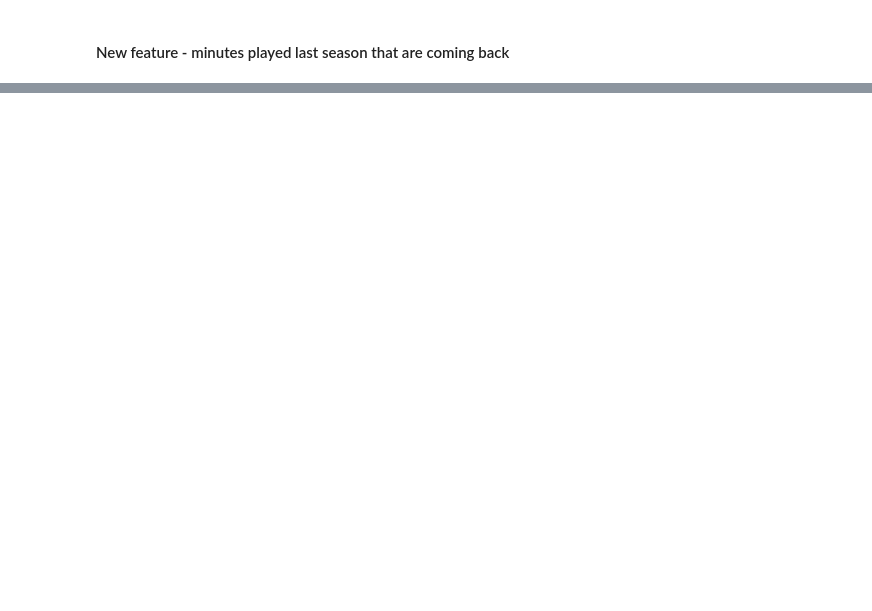
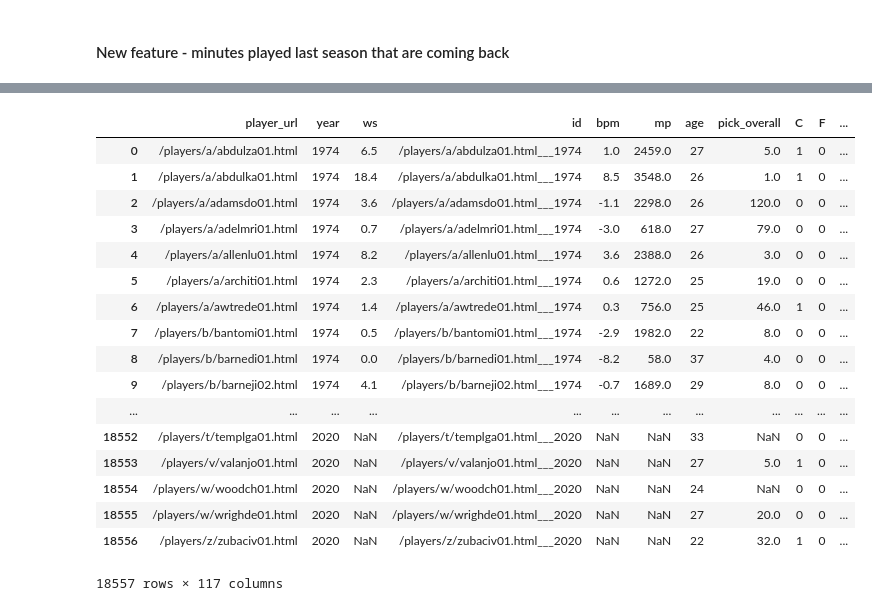
Before and after one commit to hwchase17/sports, a Jupyter notebook: nba_player_progression/feature_generation.ipynb, the cells around one changed output, grey strips where cells are left out. Saved outputs shown, nothing was run; the diff lists cells and outputs as text; code cells hidden in the pictures; blank space fills up the shorter version.

```diff
--- a/nba_player_progression/feature_generation.ipynb
+++ b/nba_player_progression/feature_generation.ipynb
@@ -167,6 +189,25 @@ all_df = (
     )
 )
 # %%
-all_df.shape
+all_df
+# %% [output]
+|  | player_url | year | ws | id | bpm | mp | age | pick_overall | C | F | ... |
+| 0 | /players/a/abdulza01.html | 1974 | 6.5 | /players/a/abdulza01.html___1974 | 1.0 | 2459.0 | 27 | 5.0 | 1 | 0 | ... |
+| 1 | /players/a/abdulka01.html | 1974 | 18.4 | /players/a/abdulka01.html___1974 | 8.5 | 3548.0 | 26 | 1.0 | 1 | 0 | ... |
+| 2 | /players/a/adamsdo01.html | 1974 | 3.6 | /players/a/adamsdo01.html___1974 | -1.1 | 2298.0 | 26 | 120.0 | 0 | 0 | ... |
+| 3 | /players/a/adelmri01.html | 1974 | 0.7 | /players/a/adelmri01.html___1974 | -3.0 | 618.0 | 27 | 79.0 | 0 | 0 | ... |
+| 4 | /players/a/allenlu01.html | 1974 | 8.2 | /players/a/allenlu01.html___1974 | 3.6 | 2388.0 | 26 | 3.0 | 0 | 0 | ... |
+| 5 | /players/a/architi01.html | 1974 | 2.3 | /players/a/architi01.html___1974 | 0.6 | 1272.0 | 25 | 19.0 | 0 | 0 | ... |
+| 6 | /players/a/awtrede01.html | 1974 | 1.4 | /players/a/awtrede01.html___1974 | 0.3 | 756.0 | 25 | 46.0 | 1 | 0 | ... |
+| 7 | /players/b/bantomi01.html | 1974 | 0.5 | /players/b/bantomi01.html___1974 | -2.9 | 1982.0 | 22 | 8.0 | 0 | 0 | ... |
+| 8 | /players/b/barnedi01.html | 1974 | 0.0 | /players/b/barnedi01.html___1974 | -8.2 | 58.0 | 37 | 4.0 | 0 | 0 | ... |
+| 9 | /players/b/barneji02.html | 1974 | 4.1 | /players/b/barneji02.html___1974 | -0.7 | 1689.0 | 29 | 8.0 | 0 | 0 | ... |
+| ... | ... | ... | ... | ... | ... | ... | ... | ... | ... | ... | ... |
+| 18552 | /players/t/templga01.html | 2020 | NaN | /players/t/templga01.html___2020 | NaN | NaN | 33 | NaN | 0 | 0 | ... |
+| 18553 | /players/v/valanjo01.html | 2020 | NaN | /players/v/valanjo01.html___2020 | NaN | NaN | 27 | 5.0 | 1 | 0 | ... |
+| 18554 | /players/w/woodch01.html | 2020 | NaN | /players/w/woodch01.html___2020 | NaN | NaN | 24 | NaN | 0 | 0 | ... |
+| 18555 | /players/w/wrighde01.html | 2020 | NaN | /players/w/wrighde01.html___2020 | NaN | NaN | 27 | 20.0 | 0 | 0 | ... |
+| 18556 | /players/z/zubaciv01.html | 2020 | NaN | /players/z/zubaciv01.html___2020 | NaN | NaN | 22 | 32.0 | 1 | 0 | ... |
+18557 rows × 117 columns
 # %%
 all_df.to_msgpack('feature_df___w_mp.mp')
```
Also changed, not shown: parts of 6 cells of this notebook, 1 other file.
